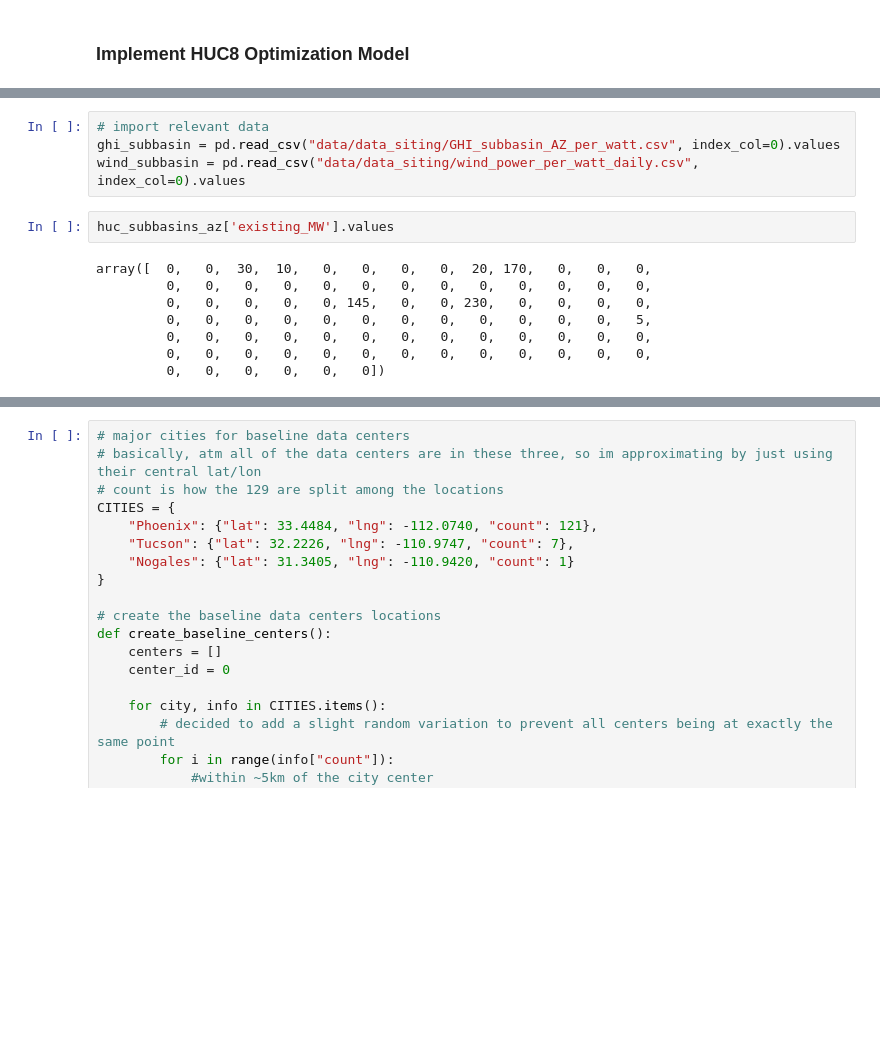
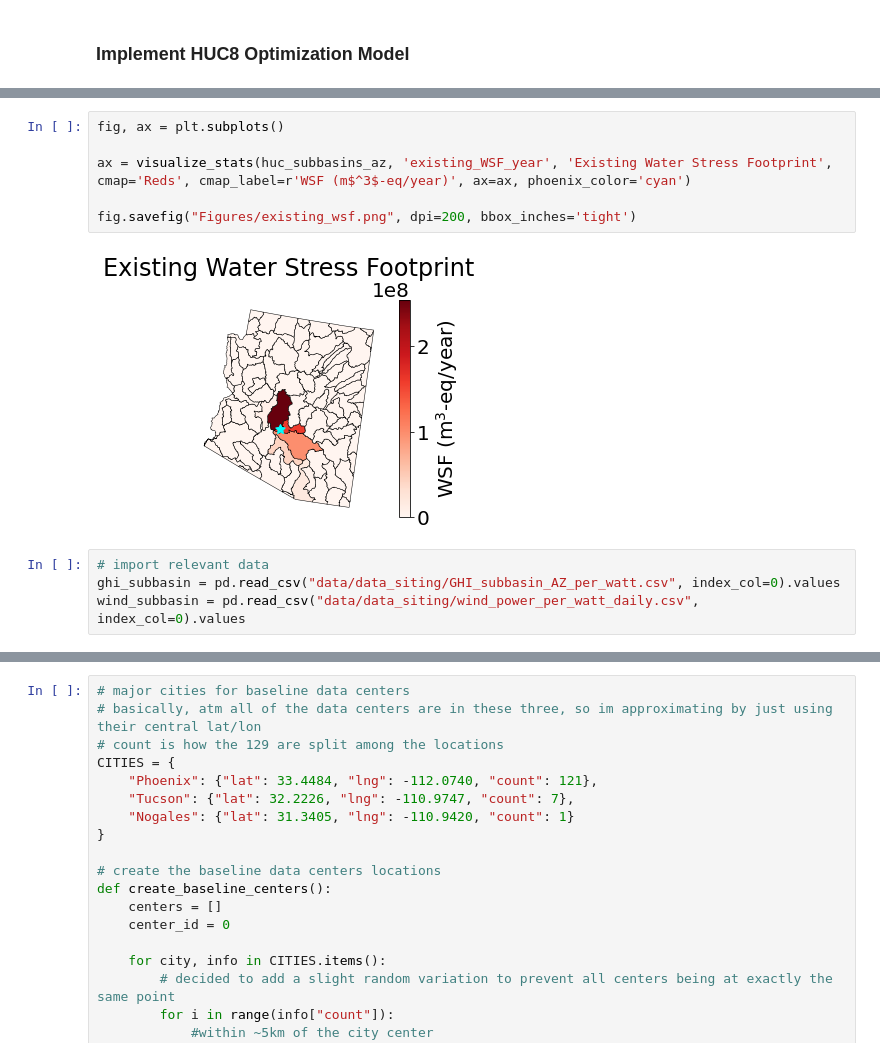
Before and after one commit to clbanjai/1.020-Data-Center-Project, a Jupyter notebook: adding_data_centers.ipynb, the cells around one changed output, grey strips where cells are left out. Saved outputs shown, nothing was run; the diff lists cells and outputs as text; blank space fills up the shorter version.

```diff
--- a/adding_data_centers.ipynb
+++ b/adding_data_centers.ipynb
@@ -693,14 +703,12 @@ fig.savefig("Figures/elec_rate_AZ.png", dpi=200, bbox_inches="tight")
+# %%
+fig, ax = plt.subplots()
+
+ax = visualize_stats(huc_subbasins_az, 'existing_WSF_year', 'Existing Water Stress Footprint', cmap='Reds', cmap_label=r'WSF (m$^3$-eq/year)', ax=ax, phoenix_color='cyan')
+
+fig.savefig("Figures/existing_wsf.png", dpi=200, bbox_inches='tight')
+# %% [output]
+[figure, added]
 # %%
 # import relevant data
 ghi_subbasin = pd.read_csv("data/data_siting/GHI_subbasin_AZ_per_watt.csv", index_col=0).values
 wind_subbasin = pd.read_csv("data/data_siting/wind_power_per_watt_daily.csv", index_col=0).values
-# %%
-huc_subbasins_az['existing_MW'].values
-# %% [output]
-array([  0,   0,  30,  10,   0,   0,   0,   0,  20, 170,   0,   0,   0,
-         0,   0,   0,   0,   0,   0,   0,   0,   0,   0,   0,   0,   0,
-         0,   0,   0,   0,   0, 145,   0,   0, 230,   0,   0,   0,   0,
-         0,   0,   0,   0,   0,   0,   0,   0,   0,   0,   0,   0,   5,
-         0,   0,   0,   0,   0,   0,   0,   0,   0,   0,   0,   0,   0,
-         0,   0,   0,   0,   0,   0,   0,   0,   0,   0,   0,   0,   0,
-         0,   0,   0,   0,   0,   0])
```
Also changed, not shown: parts of 50 cells of this notebook, 14 other files.
